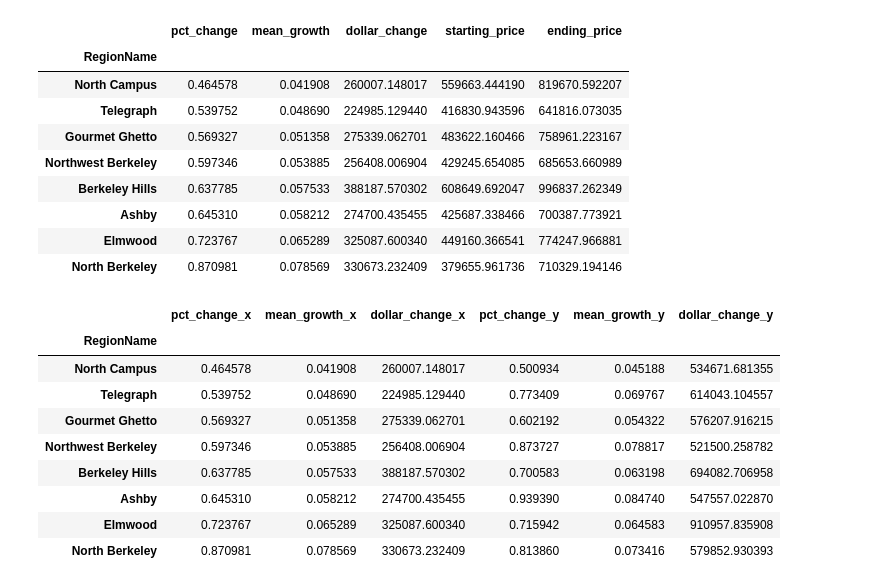
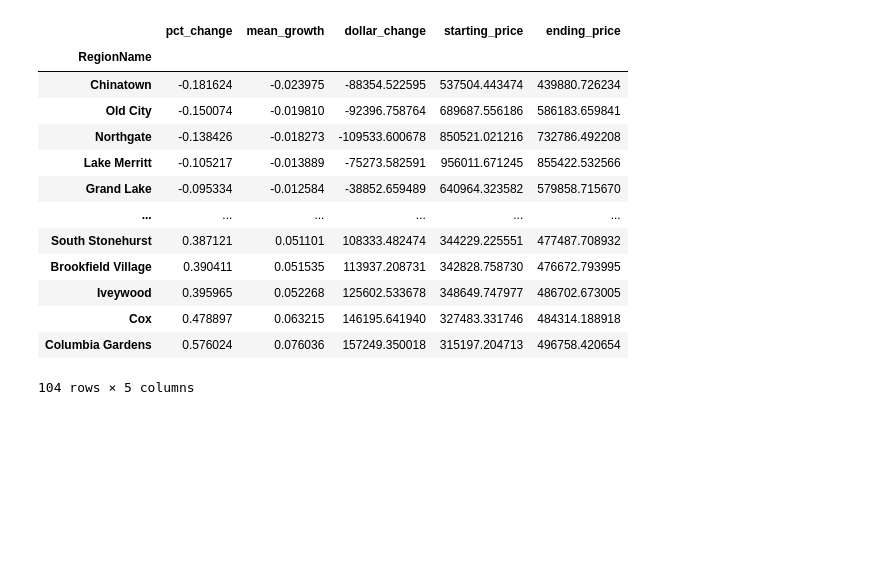
Before and after one commit to peter-amerkhanian/peter-amerkhanian.github.io, a Jupyter notebook: in-progress/reno_model/neighborhoods.ipynb, the cells around one changed output. Cells and saved outputs as stored; diff of their text form; code cells hidden in the pictures; blank space fills up the shorter version.

```diff
--- a/in-progress/reno_model/neighborhoods.ipynb
+++ b/in-progress/reno_model/neighborhoods.ipynb
@@ -5,5 +12,5 @@ from datetime import datetime
 # %%
-df = pd.read_csv("Neighborhood_zhvi_uc_sfr_sm_sa_month.csv")
+df = pd.read_csv("Neighborhood_zhvi_bdrmcnt_2_uc_sfrcondo_tier_0.33_0.67_sm_sa_month.csv")
 condos = pd.read_csv("Neighborhood_zhvi_uc_condo_tier_0.33_0.67_sm_sa_month.csv")
 # %%
 df = df[df['State'] == 'CA']
@@ -27,32 +34,23 @@ def report(city, start):
         'ending_price': city.iloc[-1]
     }).sort_values(by='pct_change')
 # %%
-berkeley_condos = city_time_series("Berkeley", condos)
+berkeley_condos = city_time_series("Oakland", df)
 berkeley_sfh = city_time_series("Berkeley", df)
 first_richmond_date = berkeley_condos.dropna().iloc[0].name
 date = "2015-01-31"
 report(berkeley_condos, first_richmond_date)
 # %% [output]
 |  | pct_change | mean_growth | dollar_change | starting_price | ending_price |
 | RegionName |  |  |  |  |  |
-| North Campus | 0.464578 | 0.041908 | 260007.148017 | 559663.444190 | 819670.592207 |
-| Telegraph | 0.539752 | 0.048690 | 224985.129440 | 416830.943596 | 641816.073035 |
-| Gourmet Ghetto | 0.569327 | 0.051358 | 275339.062701 | 483622.160466 | 758961.223167 |
-| Northwest Berkeley | 0.597346 | 0.053885 | 256408.006904 | 429245.654085 | 685653.660989 |
-| Berkeley Hills | 0.637785 | 0.057533 | 388187.570302 | 608649.692047 | 996837.262349 |
-| Ashby | 0.645310 | 0.058212 | 274700.435455 | 425687.338466 | 700387.773921 |
-| Elmwood | 0.723767 | 0.065289 | 325087.600340 | 449160.366541 | 774247.966881 |
-| North Berkeley | 0.870981 | 0.078569 | 330673.232409 | 379655.961736 | 710329.194146 |
+| Chinatown | -0.181624 | -0.023975 | -88354.522595 | 537504.443474 | 439880.726234 |
+| Old City | -0.150074 | -0.019810 | -92396.758764 | 689687.556186 | 586183.659841 |
+| Northgate | -0.138426 | -0.018273 | -109533.600678 | 850521.021216 | 732786.492208 |
+| Lake Merritt | -0.105217 | -0.013889 | -75273.582591 | 956011.671245 | 855422.532566 |
+| Grand Lake | -0.095334 | -0.012584 | -38852.659489 | 640964.323582 | 579858.715670 |
+| ... | ... | ... | ... | ... | ... |
+| South Stonehurst | 0.387121 | 0.051101 | 108333.482474 | 344229.225551 | 477487.708932 |
+| Brookfield Village | 0.390411 | 0.051535 | 113937.208731 | 342828.758730 | 476672.793995 |
+| Iveywood | 0.395965 | 0.052268 | 125602.533678 | 348649.747977 | 486702.673005 |
+| Cox | 0.478897 | 0.063215 | 146195.641940 | 327483.331746 | 484314.188918 |
+| Columbia Gardens | 0.576024 | 0.076036 | 157249.350018 | 315197.204713 | 496758.420654 |
+104 rows × 5 columns
-# %%
-report(berkeley_condos, first_richmond_date)[['pct_change', 'mean_growth', 'dollar_change']].merge(report(berkeley_sfh, first_richmond_date)[['pct_change', 'mean_growth', 'dollar_change']], left_index=True, right_index=True)
-# %% [output]
-|  | pct_change_x | mean_growth_x | dollar_change_x | pct_change_y | mean_growth_y | dollar_change_y |
-| RegionName |  |  |  |  |  |  |
-| North Campus | 0.464578 | 0.041908 | 260007.148017 | 0.500934 | 0.045188 | 534671.681355 |
-| Telegraph | 0.539752 | 0.048690 | 224985.129440 | 0.773409 | 0.069767 | 614043.104557 |
-| Gourmet Ghetto | 0.569327 | 0.051358 | 275339.062701 | 0.602192 | 0.054322 | 576207.916215 |
-| Northwest Berkeley | 0.597346 | 0.053885 | 256408.006904 | 0.873727 | 0.078817 | 521500.258782 |
-| Berkeley Hills | 0.637785 | 0.057533 | 388187.570302 | 0.700583 | 0.063198 | 694082.706958 |
-| Ashby | 0.645310 | 0.058212 | 274700.435455 | 0.939390 | 0.084740 | 547557.022870 |
-| Elmwood | 0.723767 | 0.065289 | 325087.600340 | 0.715942 | 0.064583 | 910957.835908 |
-| North Berkeley | 0.870981 | 0.078569 | 330673.232409 | 0.813860 | 0.073416 | 579852.930393 |
```
Also changed, not shown: parts of 5 cells of this notebook, 1 other file.
